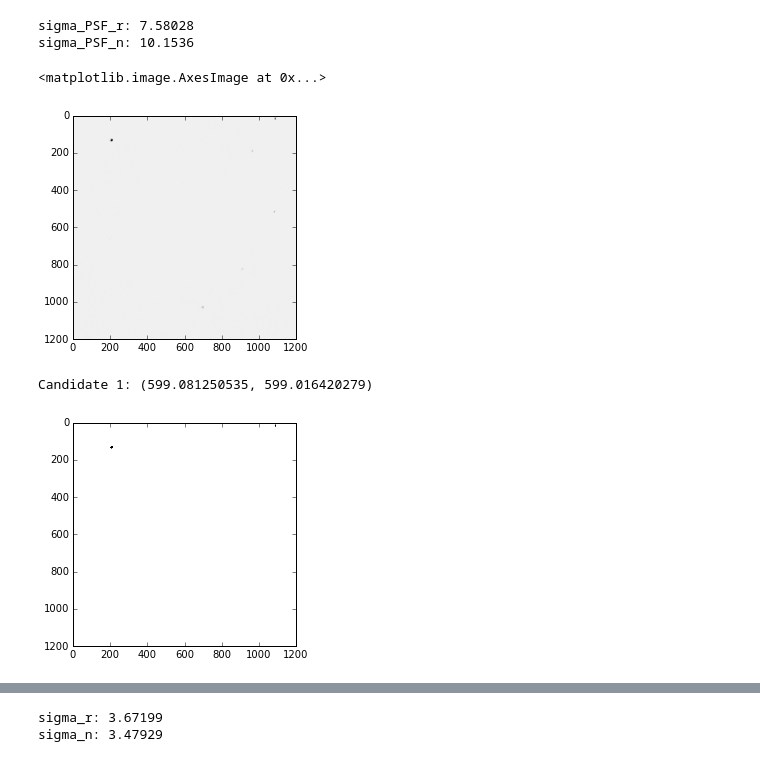
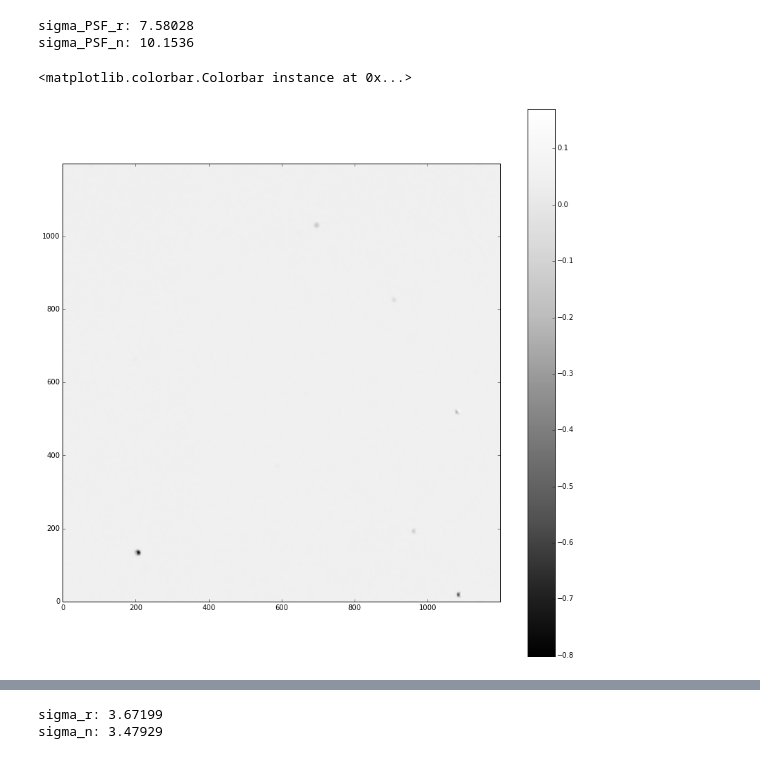
Before and after one commit to sercharpak/MonitoriaInvestigacion201610, a Jupyter notebook: Exploring_Coadd_image.ipynb, the cells around one changed output, grey strips where cells are left out. Drawn from its saved outputs; the diff is of its cells as text; code cells hidden in the pictures.

Commit message:
Corrected the plots for the printing of the transients. The minimum doesn't seem to be giving strong results.

```diff
--- a/Exploring_Coadd_image.ipynb
+++ b/Exploring_Coadd_image.ipynb
@@ -125,7 +123,7 @@ We will work with this one
 # %%
 # Auxiliary functions to calculate PSFs
 def gaussian(x, mu, sigma):
-    return exp( -(((x-mu)/(sigma))**2)/2.0 )
+    return np.exp( -(((x-mu)/(sigma))**2.0)/2.0 )
 
 def get_convolution_matrix(kernel_radius, sigma):
     # compute the kernel elements
@@ -274,12 +306,9 @@ sigma_PSF_n: 10.1536
 # %%
 # Calculating S
 S = get_S(sigma_r, sigma_n, PSF_r, PSF_n, R, N)
-plt.imshow(S, cmap="Greys_r")
+fig = plt.figure(figsize = (14,14))
+plt.imshow(S, origin='lower', cmap="Greys_r")
+plt.colorbar()
 # %% [output]
-<matplotlib.image.AxesImage at 0x...>
+<matplotlib.colorbar.Colorbar instance at 0x...>
-[figure, old version]
+[figure, new version]
-# %%
-print_candidates(S, 30)
-# %% [output]
-Candidate 1: (599.081250535, 599.016420279)
-[figure, removed]
```
Also changed, not shown: parts of 21 cells of this notebook.
